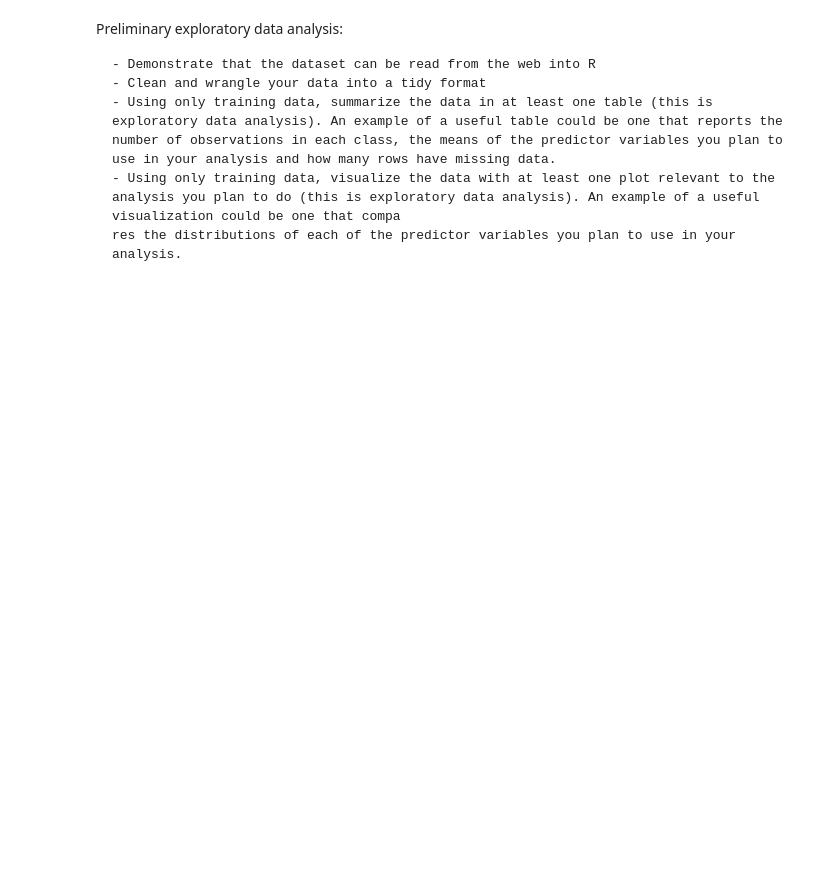
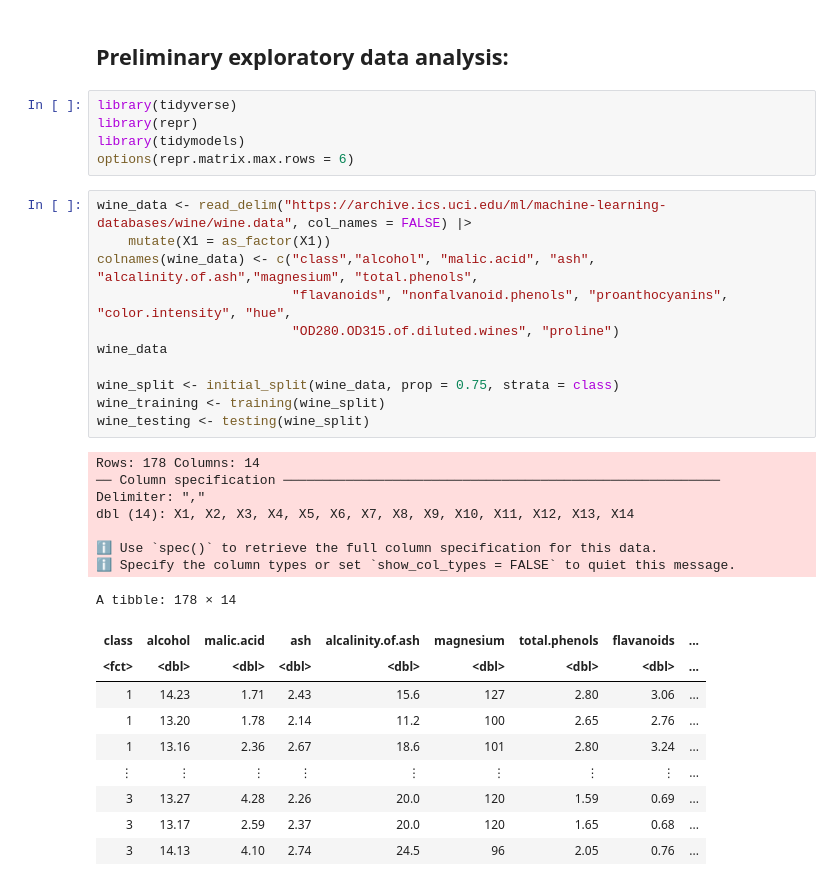
Before and after one commit to a-nguyen-1/DSCI100Project-Group117, a Jupyter notebook: group_project_proposal.ipynb, the cells around one changed output. Drawn from its saved outputs; the diff is of its cells as text; blank space fills up the shorter version.

```diff
--- a/group_project_proposal.ipynb
+++ b/group_project_proposal.ipynb
@@ -9,8 +7,36 @@ Introduction:
 # %% [markdown]
-Preliminary exploratory data analysis:
-
-    - Demonstrate that the dataset can be read from the web into R
-    - Clean and wrangle your data into a tidy format
-    - Using only training data, summarize the data in at least one table (this is exploratory data analysis). An example of a useful table could be one that reports the number of observations in each class, the means of the predictor variables you plan to use in your analysis and how many rows have missing data.
-    - Using only training data, visualize the data with at least one plot relevant to the analysis you plan to do (this is exploratory data analysis). An example of a useful visualization could be one that compa
-    res the distributions of each of the predictor variables you plan to use in your analysis.
+## Preliminary exploratory data analysis:
+# %%
+library(tidyverse)
+library(repr)
+library(tidymodels)
+options(repr.matrix.max.rows = 6)
+# %%
+wine_data <- read_delim("https://archive.ics.uci.edu/ml/machine-learning-databases/wine/wine.data", col_names = FALSE) |>
+    mutate(X1 = as_factor(X1))
+colnames(wine_data) <- c("class","alcohol", "malic.acid", "ash", "alcalinity.of.ash","magnesium", "total.phenols",
+                         "flavanoids", "nonfalvanoid.phenols", "proanthocyanins", "color.intensity", "hue",
+                         "OD280.OD315.of.diluted.wines", "proline")
+wine_data
+
+wine_split <- initial_split(wine_data, prop = 0.75, strata = class)
+wine_training <- training(wine_split)
+wine_testing <- testing(wine_split)
+# %% [output]
+Rows: 178 Columns: 14
+── Column specification ────────────────────────────────────────────────────────
+Delimiter: ","
+dbl (14): X1, X2, X3, X4, X5, X6, X7, X8, X9, X10, X11, X12, X13, X14
+
+ℹ Use `spec()` to retrieve the full column specification for this data.
+ℹ Specify the column types or set `show_col_types = FALSE` to quiet this message.
+A tibble: 178 × 14
+| class | alcohol | malic.acid | ash | alcalinity.of.ash | magnesium | total.phenols | flavanoids | ... |
+| <fct> | <dbl> | <dbl> | <dbl> | <dbl> | <dbl> | <dbl> | <dbl> | ... |
+| 1 | 14.23 | 1.71 | 2.43 | 15.6 | 127 | 2.80 | 3.06 | ... |
+| 1 | 13.20 | 1.78 | 2.14 | 11.2 | 100 | 2.65 | 2.76 | ... |
+| 1 | 13.16 | 2.36 | 2.67 | 18.6 | 101 | 2.80 | 3.24 | ... |
+| ⋮ | ⋮ | ⋮ | ⋮ | ⋮ | ⋮ | ⋮ | ⋮ | ... |
+| 3 | 13.27 | 4.28 | 2.26 | 20.0 | 120 | 1.59 | 0.69 | ... |
+| 3 | 13.17 | 2.59 | 2.37 | 20.0 | 120 | 1.65 | 0.68 | ... |
+| 3 | 14.13 | 4.10 | 2.74 | 24.5 | 96 | 2.05 | 0.76 | ... |
```
Also changed, not shown: parts of 6 cells of this notebook.
